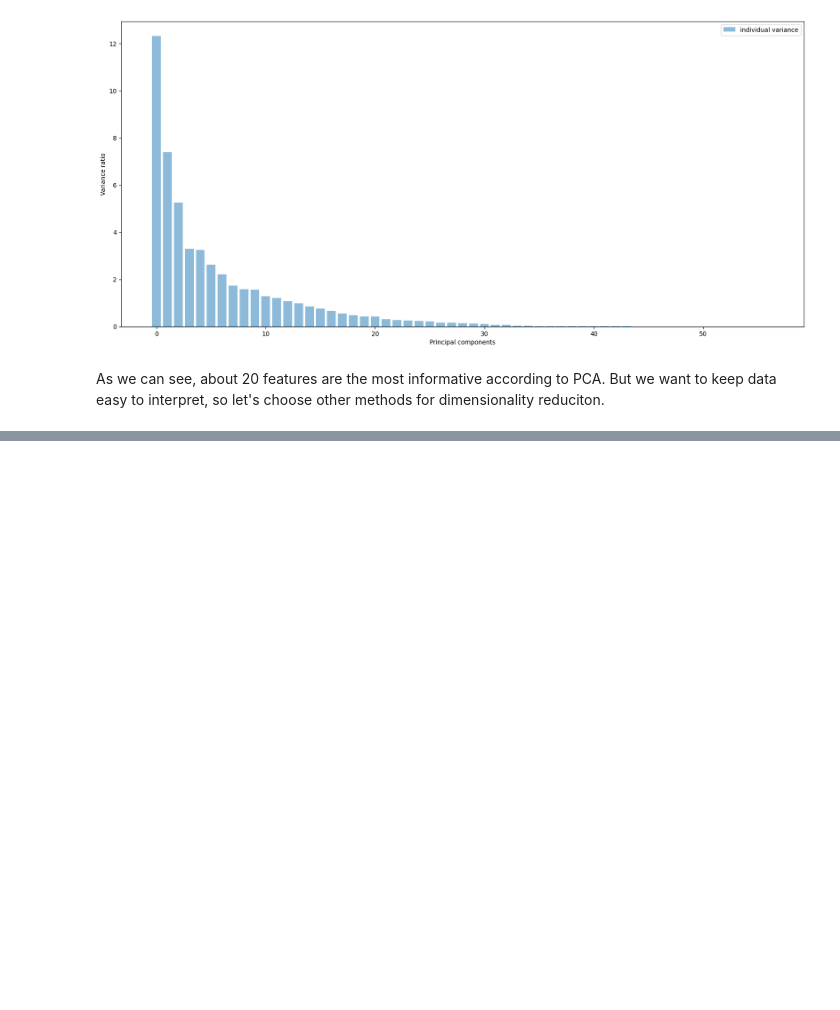
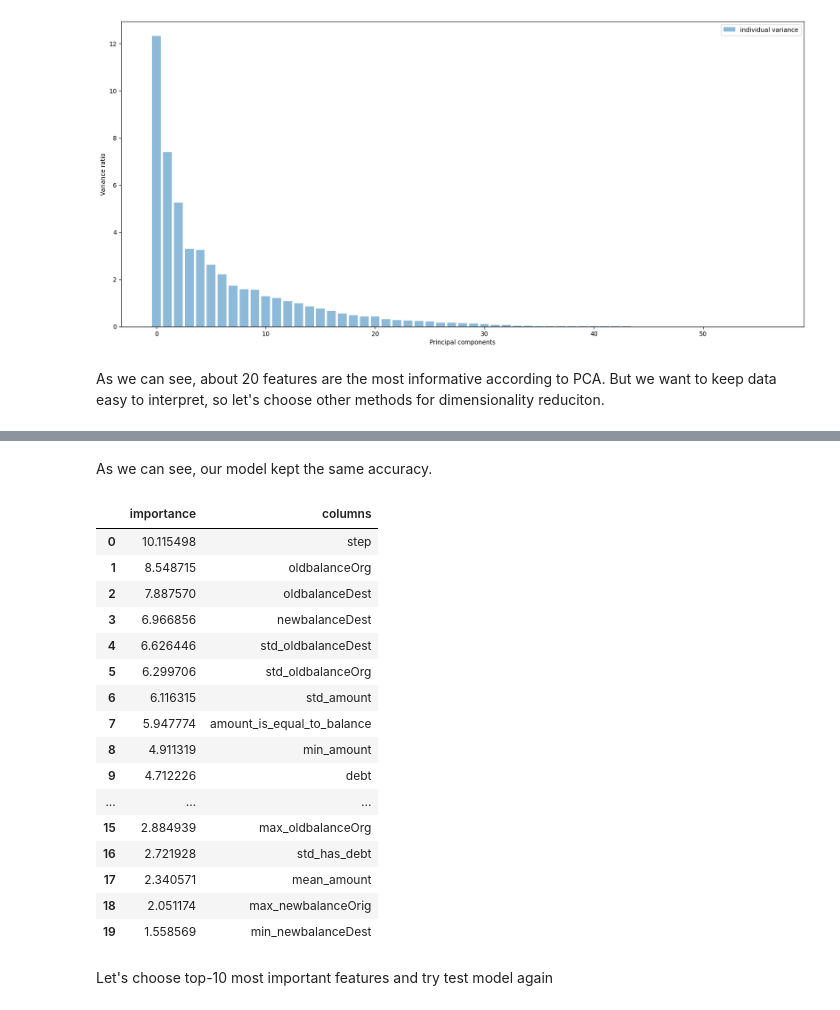
Before and after one commit to GuthHannes/CVTDM_Fraud_Prediction, a Jupyter notebook: std_and_reduce_dim.ipynb, the cells around one changed output, grey strips where cells are left out. Saved outputs shown, nothing was run; the diff lists cells and outputs as text; code cells hidden in the pictures; blank space fills up the shorter version.

```diff
--- a/std_and_reduce_dim.ipynb
+++ b/std_and_reduce_dim.ipynb
@@ -260,0 +404,2 @@ As we can see, about 20 features are the most informative according to PCA. But
+# %%
+top_features = importance.head(20)['columns'].tolist()
@@ -260,0 +440,25 @@ As we can see, about 20 features are the most informative according to PCA. But
+# %% [markdown]
+As we can see, our model kept the same accuracy.
+# %%
+importance = get_importance_table(top_features)
+importance
+# %% [output]
+|  | importance | columns |
+| 0 | 10.115498 | step |
+| 1 | 8.548715 | oldbalanceOrg |
+| 2 | 7.887570 | oldbalanceDest |
+| 3 | 6.966856 | newbalanceDest |
+| 4 | 6.626446 | std_oldbalanceDest |
+| 5 | 6.299706 | std_oldbalanceOrg |
+| 6 | 6.116315 | std_amount |
+| 7 | 5.947774 | amount_is_equal_to_balance |
+| 8 | 4.911319 | min_amount |
+| 9 | 4.712226 | debt |
+| ... | ... | ... |
+| 15 | 2.884939 | max_oldbalanceOrg |
+| 16 | 2.721928 | std_has_debt |
+| 17 | 2.340571 | mean_amount |
+| 18 | 2.051174 | max_newbalanceOrig |
+| 19 | 1.558569 | min_newbalanceDest |
+# %% [markdown]
+Let's choose top-10 most important features and try test model again
```
Also changed, not shown: parts of 15 cells of this notebook, 1 other file.
